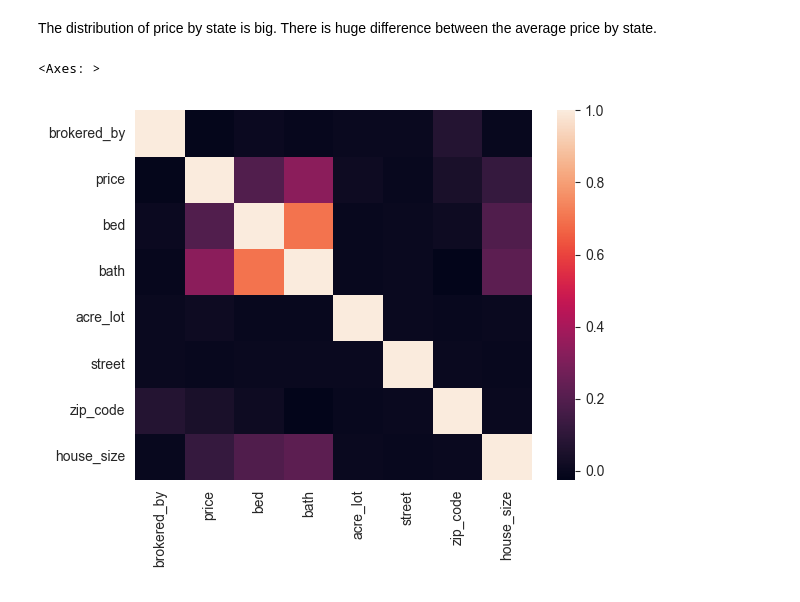
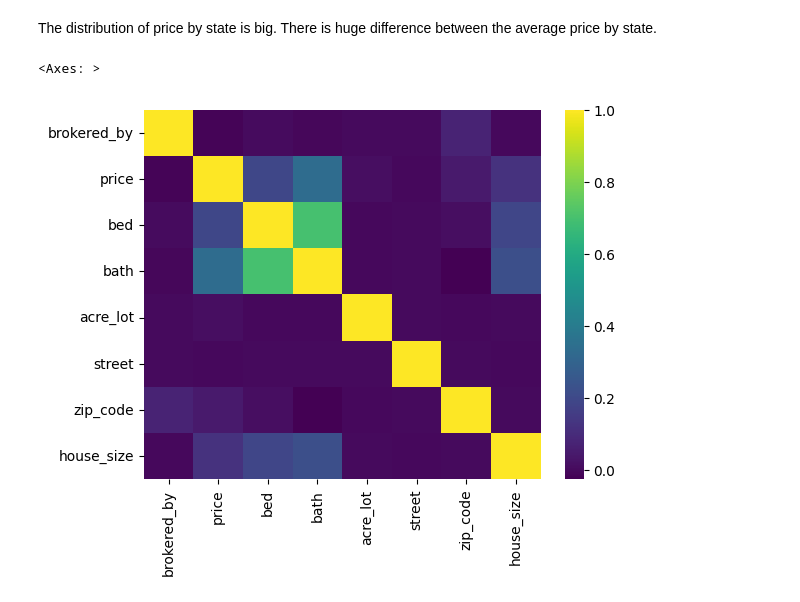
Before and after one commit to EddieNguyen2012/House_Price_ML_Project, a Jupyter notebook: HousePrice.ipynb, the cells around one changed output. Saved outputs shown, nothing was run; the diff lists cells and outputs as text; code cells hidden in the pictures.

```diff
--- a/HousePrice.ipynb
+++ b/HousePrice.ipynb
@@ -10,6 +34,6 @@ import numpy as np
 # %%
-file_name = 'usa-real-estate-dataset/realtor-data.zip.csv'
-data = pd.read_csv('realtor-data.zip.csv')
+file_name = 'drive/MyDrive/realtor-data.csv'
+data = pd.read_csv(file_name)
 # %%
 data.info()
 # %% [output]
@@ -99,11 +123,18 @@ Based on the graph, we can see that there are a lot of unrealistic values for bo
 Strategy: Format values for bed and bath to only take the first digit of the value (e.g: 333 baths = 3 baths). Exclude 0 values for both baths and beds. Moreover, a house can have more bathrooms than bedrooms. However, we assume the relationship that the difference between bed no. and bath no. must be <= (bed no. / 2).
 # %%
 # Cleaning bed and bath mistype.
-def clean_bed_and_bath(x):
-    while x >= 10:
-        x = x // 10
-    return x
+def clean_bed_and_bath(data):
+    def clean_data(x):
+        while x >= 10:
+            x = x // 10
+        return x
 
-data["bed"] = data["bed"].apply(clean_bed_and_bath)
-data["bath"] = data["bath"].apply(clean_bed_and_bath)
-data = data[(np.abs(data["bed"] - data["bath"]) <= (data["bed"] / 2))]
+    data["bed"] = data["bed"].apply(clean_data)
+    data["bath"] = data["bath"].apply(clean_data)
+    data = data[(np.abs(data["bed"] - data["bath"]) <= (data["bed"] / 2))]
+    return data
+
+
+bed_bath_cleaner = FunctionTransformer(clean_bed_and_bath)
+
+bed_bath_cleaner.fit_transform(data)
@@ -160,9 +205,10 @@ The distribution of price by state is big. There is huge difference between the
 # %%
 all_numeric = data.drop(columns=["status", "state", "city", "prev_sold_date"])
 correlation = all_numeric.corr()
 sns.heatmap(
     data=correlation,
+    cmap='viridis'
 )
 # %% [output]
 <Axes: >
-[figure, old version]
+[figure, new version]
```
Also changed, not shown: parts of 7 cells of this notebook.
